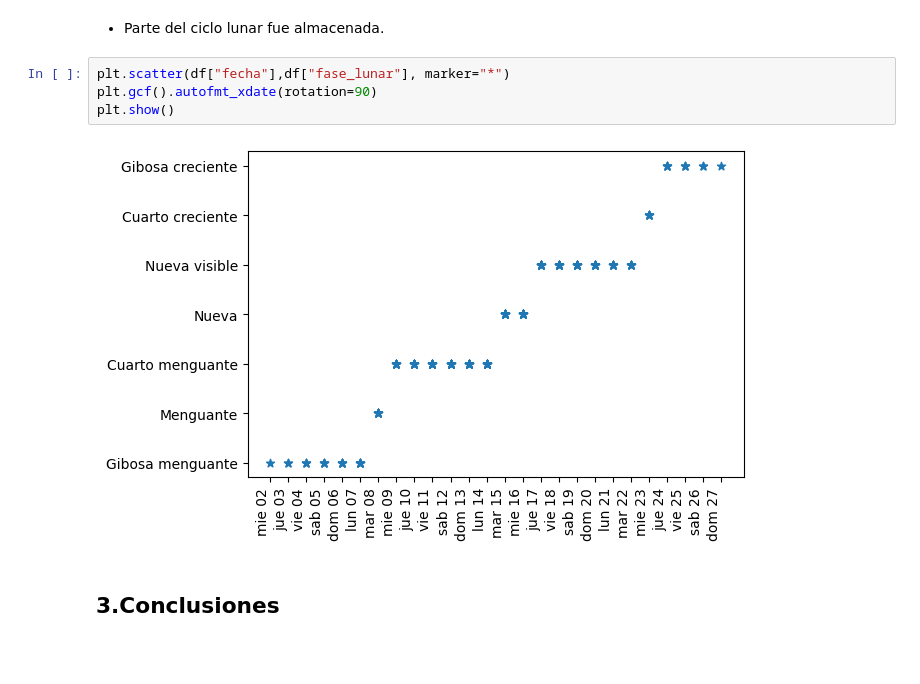
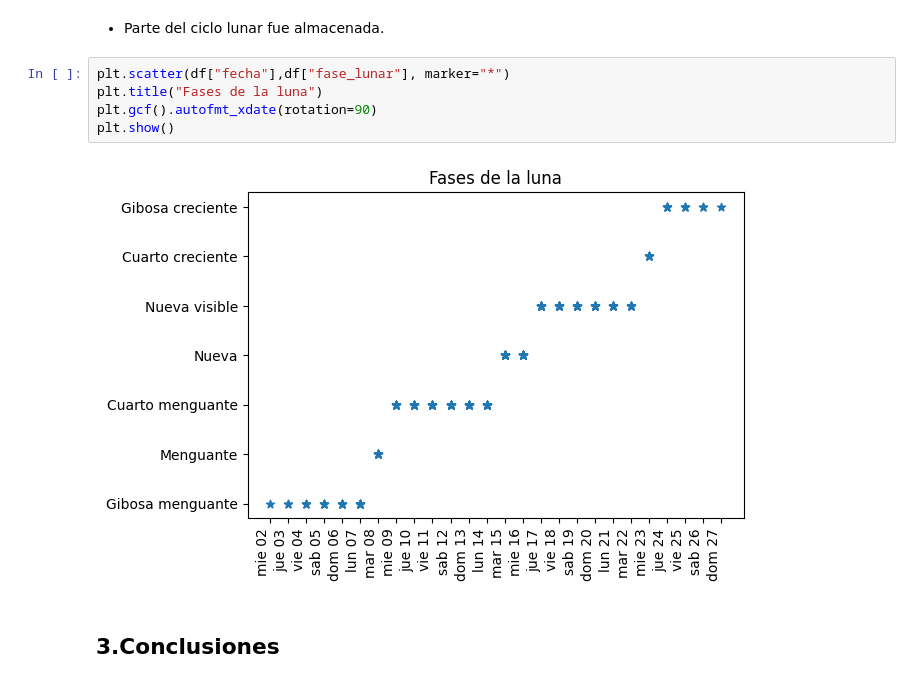
Before and after one commit to DenisseJ/proyecto-final-python-3, a Jupyter notebook: Análisis Exploratorio de Datos.ipynb, the cells around one changed output. Cells and saved outputs as stored; diff of their text form; blank space fills up the shorter version.

```diff
--- a/Análisis Exploratorio de Datos.ipynb
+++ b/Análisis Exploratorio de Datos.ipynb
@@ -362,10 +364,11 @@ plt.show()
 - Parte del ciclo lunar fue almacenada.
 # %%
 plt.scatter(df["fecha"],df["fase_lunar"], marker="*")
+plt.title("Fases de la luna")
 plt.gcf().autofmt_xdate(rotation=90)
 plt.show()
 # %% [output]
-[figure, old version]
+[figure, new version]
 # %% [markdown]
 ## 3.Conclusiones
 # %% [markdown]
```
Also changed, not shown: parts of 4 cells of this notebook.
